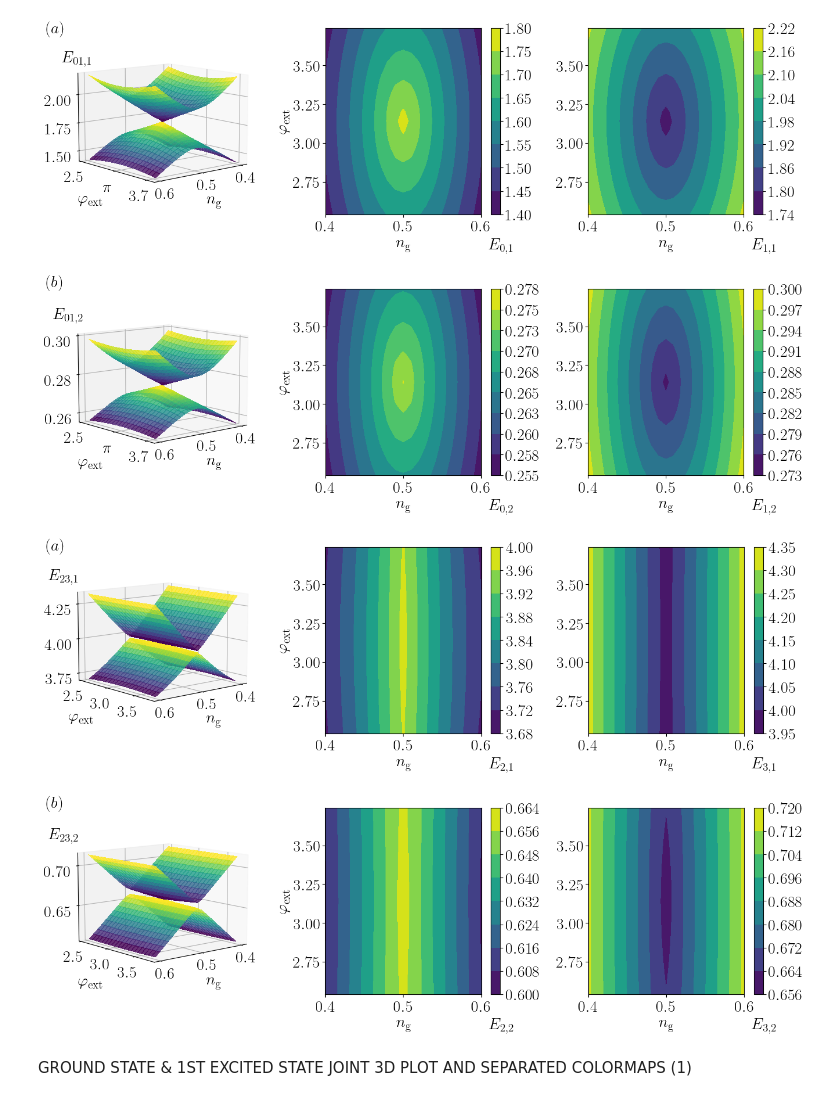
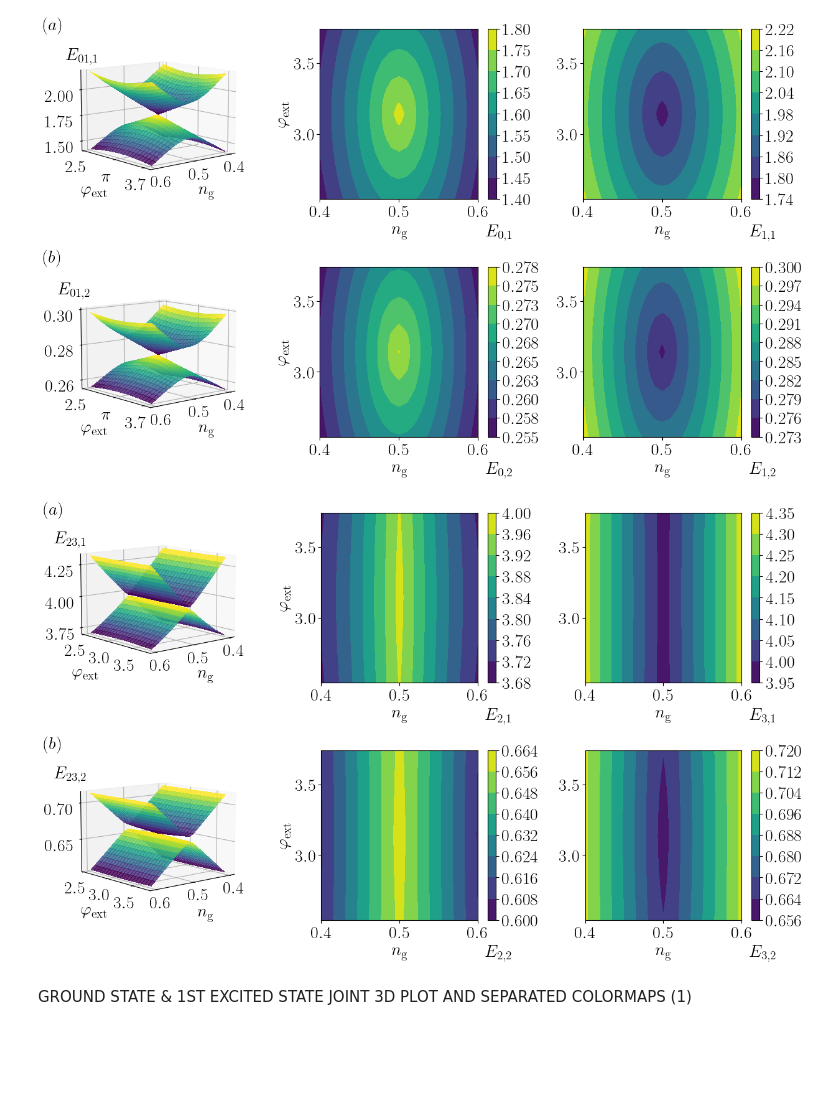
Before and after one commit to Jmalcrow/TFM, a Jupyter notebook: 3D_study - 2!!!.ipynb, the cells around one changed output. Drawn from its saved outputs; the diff is of its cells as text; code cells hidden in the pictures; blank space fills up the shorter version.

```diff
--- a/3D_study - 2!!!.ipynb
+++ b/3D_study - 2!!!.ipynb
@@ -180,6 +180,6 @@ Energies2_3[ 20 ][ 20 ] =  0.7137156109654247
 # %%
 # Create the figure and subplots
-fig = plt.figure(figsize=(16, 10))
+fig = plt.figure(figsize=(15, 8.5))
 
 # Plot 1: 3D surface plot
 ax1 = fig.add_subplot(231, projection='3d')
@@ -189,14 +189,14 @@ surf2 = ax1.plot_surface(NG,PHI, Energies1_1, cmap="viridis", linewidth=0, antia
 #ax1.set_ylabel(r'$\varphi_{ext}$')
 #ax1.set_zlabel('$E_{01} (1)$')
 ax1.text(0.6,2,2.25,r'$E_{01,1}$', fontsize=20)
-ax1.text(0.47,3.7,1.1,r'$n_{\rm g}$', fontsize=20)
-ax1.text(0.7,3.15,1.2,r'$\varphi_{\rm ext}$', fontsize=20)
+ax1.text(0.47,3.7,1.05,r'$n_{\rm g}$', fontsize=20)
+ax1.text(0.7,3.15,1.15,r'$\varphi_{\rm ext}$', fontsize=20)
 ax1.set_xticks([0.4,0.5,0.6],['$0.4$','$0.5$','$0.6$'])
 ax1.set_yticks([2.5,np.pi,3.7],['$2.5$','$\pi$','$3.7$'])
 ax1.tick_params(axis='x', pad=-2.0)
 ax1.tick_params(axis='y', pad=2.0)
 ax1.tick_params(axis='z', pad=7.0)
-ax1.text(0.635,2,2.52,r'$(a)$', fontsize=20)
+ax1.text(0.635,1.8,2.54,r'$(a)$', fontsize=20)
 ax1.view_init(10, 50)
 
 # Plot 2: First contour plot
@@ -205,7 +205,7 @@ contour1 = ax2.contourf(NG, PHI, Energies1_0, cmap="viridis")
 plt.axis('tight')
 ax2.set_xlabel(r'$n_{\rm g}$')
 ax2.set_ylabel(r'$\varphi_{\rm ext}$')
-ax2.text(0.61,2.32,r'$E_{0,1}$', fontsize=20)
+ax2.text(0.61,2.28,r'$E_{0,1}$', fontsize=20)
 #ax2.text(0.34,3.79,r'$(b)$', fontsize=20)
 colorbar1 = plt.colorbar(contour1, ax=ax2)
 #colorbar1.set_label('$E_0 (1)$')
@@ -216,7 +216,7 @@ contour2 = ax3.contourf(NG, PHI, Energies1_1, cmap="viridis")
 plt.axis('tight')
 ax3.set_xlabel(r'$n_{\rm g}$')
 #ax3.set_ylabel(r'$\varphi_{ext}$')
-ax3.text(0.61,2.32,r'$E_{1,1}$', fontsize=20)
+ax3.text(0.61,2.28,r'$E_{1,1}$', fontsize=20)
 #ax3.text(0.34,3.79,r'$(c)$', fontsize=20)
 colorbar2 = plt.colorbar(contour2, ax=ax3)
 #colorbar2.set_label('$E_1 (1)$')
@@ -229,53 +229,53 @@ surf21 = ax11.plot_surface(NG,PHI, Energies2_1, cmap="viridis", linewidth=0, ant
 #ax1.set_ylabel(r'$\varphi_{ext}$')
 #ax1.set_zlabel('$E_{01} (1)$')
 ax11.text(0.62,2,0.307,r'$E_{01,2}$', fontsize=20)
-ax11.text(0.47,3.7,0.237,r'$n_{\rm g}$', fontsize=20)
-ax11.text(0.7,3.15,0.242,r'$\varphi_{\rm ext}$', fontsize=20)
+ax11.text(0.47,3.7,0.234,r'$n_{\rm g}$', fontsize=20)
+ax11.text(0.7,3.15,0.24,r'$\varphi_{\rm ext}$', fontsize=20)
 ax11.set_xticks([0.4,0.5,0.6],['$0.4$','$0.5$','$0.6$'])
 ax11.set_yticks([2.5,np.pi,3.7],['$2.5$','$\pi$','$3.7$'])
 ax11.set_zticks([0.26,0.28,0.30],['$0.26$','$0.28$','$0.30$'])
 ax11.tick_params(axis='x', pad=-2.0)
 ax11.tick_params(axis='y', pad=2.0)
 ax11.tick_params(axis='z', pad=7.0)
-ax11.text(0.69,2.5,0.326,r'$(b)$', fontsize=20)
+ax11.text(0.69,2.31,0.327,r'$(b)$', fontsize=20)
 ax11.view_init(10, 50)
 
 # Plot 2: First contour plot
 ax22 = fig.add_subplot(235)
 contour12 = ax22.contourf(NG, PHI, Energies2_0, cmap="viridis")
 plt.axis('tight')
 ax22.set_xlabel(r'$n_{\rm g}$')
 ax22.set_ylabel(r'$\varphi_{\rm ext}$')
-ax22.text(0.61,2.32,r'$E_{0,2}$', fontsize=20)
+ax22.text(0.61,2.28,r'$E_{0,2}$', fontsize=20)
 #ax22.text(0.34,3.79,r'$(b)$', fontsize=20)
 colorbar12 = plt.colorbar(contour12, ax=ax22)
 #colorbar1.xaxis.set_major_formatter(ticker.FormatStrFormatter('%.3f'))  # Set 2 decimal places
 colorbar12.ax.yaxis.set_major_formatter(ticker.FormatStrFormatter(r'$%.3f$'))
 
 #colorbar1.set_label('$E_0 (2)$')
 
 # Plot 3: Second contour plot
 ax33 = fig.add_subplot(236)
 contour23 = ax33.contourf(NG, PHI, Energies2_1, cmap="viridis")
 plt.axis('tight')
 ax33.set_xlabel(r'$n_{\rm g}$')
 #ax33.set_ylabel(r'$\varphi_{ext}$')
-ax33.text(0.61,2.32,r'$E_{1,2}$', fontsize=20)
+ax33.text(0.61,2.28,r'$E_{1,2}$', fontsize=20)
 #ax33.text(0.34,3.79,r'$(c)$', fontsize=20)
 colorbar23 = plt.colorbar(contour23, ax=ax33)
 #colorbar2.set_label('$E_1 (2)$')
 
 # Adjust the spacing between subplots
-fig.subplots_adjust(wspace=0.35, hspace=0.4)
+fig.subplots_adjust(wspace=0.33, hspace=0.4)
 
 # Show the figure
 #plt.savefig('E01_1&2all_DEF_M20N50.png',dpi=300,bbox_inches='tight')
 plt.show()
 # %% [output]
-[figure, old version]
+[figure, new version]
 # %%
 # Create the figure and subplots
-fig3 = plt.figure(figsize=(16, 10))
+fig3 = plt.figure(figsize=(15, 8.5))
 # Plot 1: 3D surface plot
 ax1 = fig3.add_subplot(231, projection='3d')
 surf1 = ax1.plot_surface(NG, PHI, Energies1_2, cmap="viridis", linewidth=0, antialiased=False, alpha=0.8)
@@ -284,15 +284,15 @@ surf2 = ax1.plot_surface(NG,PHI, Energies1_3, cmap="viridis", linewidth=0, antia
 #ax1.set_ylabel(r'$\varphi_{ext}$')
 #ax1.set_zlabel('$E_{01} (1)$')
 ax1.text(0.63,2,4.40,r'$E_{23,1}$', fontsize=20)
-ax1.text(0.47,3.7,3.45,r'$n_{\rm g}$', fontsize=20)
-ax1.text(0.72,3.15,3.55,r'$\varphi_{\rm ext}$', fontsize=20)
+ax1.text(0.47,3.7,3.408,r'$n_{\rm g}$', fontsize=20)
+ax1.text(0.72,3.15,3.51,r'$\varphi_{\rm ext}$', fontsize=20)
 #ax1.set_xticks([0.4,0.5,0.6],['$0.4$','$0.5$','$0.6$'])
 #ax1.set_yticks([2.5,np.pi,3.7],['$2.5$','$\pi$','$3.7$'])
 #ax1.set_zticks([0.65,0.70],['$0.65$','$0.70$'])
 ax1.tick_params(axis='x', pad=-2.0)
 ax1.tick_params(axis='y', pad=2.0)
 ax1.tick_params(axis='z', pad=7.0)
-ax1.text(0.69,2.5,4.65,r'$(a)$', fontsize=20)
+ax1.text(0.69,2.32,4.65,r'$(a)$', fontsize=20)
 ax1.view_init(10, 50)
 
 # Plot 2: First contour plot
@@ -301,7 +301,7 @@ contour1 = ax2.contourf(NG, PHI, Energies1_2, cmap="viridis")
 plt.axis('tight')
 ax2.set_xlabel(r'$n_{\rm g}$')
 ax2.set_ylabel(r'$\varphi_{\rm ext}$')
-ax2.text(0.61,2.32,r'$E_{2,1}$', fontsize=20)
+ax2.text(0.61,2.28,r'$E_{2,1}$', fontsize=20)
 #ax2.text(0.34,3.79,r'$(b)$', fontsize=20)
 colorbar1 = plt.colorbar(contour1, ax=ax2)
 #colorbar1.xaxis.set_major_formatter(ticker.FormatStrFormatter('%.3f'))  # Set 2 decimal places
@@ -315,7 +315,7 @@ contour2 = ax3.contourf(NG, PHI, Energies1_3, cmap="viridis")
 plt.axis('tight')
 ax3.set_xlabel(r'$n_{\rm g}$')
 #ax3.set_ylabel(r'$\varphi_{\rm ext}$')
-ax3.text(0.61,2.32,r'$E_{3,1}$', fontsize=20)
+ax3.text(0.61,2.28,r'$E_{3,1}$', fontsize=20)
 #ax3.text(0.34,3.79,r'$(c)$', fontsize=20)
 colorbar2 = plt.colorbar(contour2, ax=ax3)
 #colorbar2.set_label('$E_3 (1)$')
@@ -328,15 +328,15 @@ surf21 = ax11.plot_surface(NG,PHI, Energies2_3, cmap="viridis", linewidth=0, ant
 #ax1.set_ylabel(r'$\varphi_{ext}$')
 #ax1.set_zlabel('$E_{01} (1)$')
 ax11.text(0.63,2,0.73,r'$E_{23,2}$', fontsize=20)
-ax11.text(0.47,3.7,0.56,r'$n_{\rm g}$', fontsize=20)
-ax11.text(0.7,3.15,0.572,r'$\varphi_{\rm ext}$', fontsize=20)
+ax11.text(0.47,3.7,0.552,r'$n_{\rm g}$', fontsize=20)
+ax11.text(0.7,3.15,0.569,r'$\varphi_{\rm ext}$', fontsize=20)
 #ax1.set_xticks([0.4,0.5,0.6],['$0.4$','$0.5$','$0.6$'])
 #ax1.set_yticks([2.5,np.pi,3.7],['$2.5$','$\pi$','$3.7$'])
 ax11.set_zticks([0.65,0.70],['$0.65$','$0.70$'])
 ax11.tick_params(axis='x', pad=-2.0)
 ax11.tick_params(axis='y', pad=2.0)
 ax11.tick_params(axis='z', pad=7.0)
-ax11.text(0.69,2.5,0.775,r'$(b)$', fontsize=20)
+ax11.text(0.69,2.33,0.775,r'$(b)$', fontsize=20)
 ax11.view_init(10, 50)
 
 # Plot 2: First contour plot
@@ -345,7 +345,7 @@ contour12 = ax22.contourf(NG, PHI, Energies2_2, cmap="viridis")
 plt.axis('tight')
 ax22.set_xlabel(r'$n_{\rm g}$')
 ax22.set_ylabel(r'$\varphi_{\rm ext}$')
-ax22.text(0.61,2.32,r'$E_{2,2}$', fontsize=20)
+ax22.text(0.61,2.28,r'$E_{2,2}$', fontsize=20)
 #ax22.text(0.34,3.79,r'$(b)$', fontsize=20)
 colorbar12 = plt.colorbar(contour12, ax=ax22)
 #colorbar1.xaxis.set_major_formatter(ticker.FormatStrFormatter('%.3f'))  # Set 2 decimal places
@@ -359,7 +359,7 @@ contour23 = ax33.contourf(NG, PHI, Energies2_3, cmap="viridis")
 plt.axis('tight')
 ax33.set_xlabel(r'$n_{\rm g}$')
 #ax33.set_ylabel(r'$\varphi_{\rm ext}$')
-ax33.text(0.61,2.32,r'$E_{3,2}$', fontsize=20)
+ax33.text(0.61,2.28,r'$E_{3,2}$', fontsize=20)
 #ax33.text(0.34,3.79,r'$(c)$', fontsize=20)
 colorbar23 = plt.colorbar(contour23, ax=ax33)
 #colorbar2.set_label('$E_1 (2)$')
@@ -371,7 +371,7 @@ fig3.subplots_adjust(wspace=0.35, hspace = 0.4)
 #plt.savefig('E23_1&2all_DEF_M20N50.png',dpi=300,bbox_inches='tight')
 plt.show()
 # %% [output]
-[figure, old version]
+[figure, new version]
 # %% [markdown]
 GROUND STATE & 1ST EXCITED STATE JOINT 3D PLOT AND SEPARATED COLORMAPS (1)
 # %%
```
Also changed, not shown: parts of 2 cells of this notebook, 4 other files.
